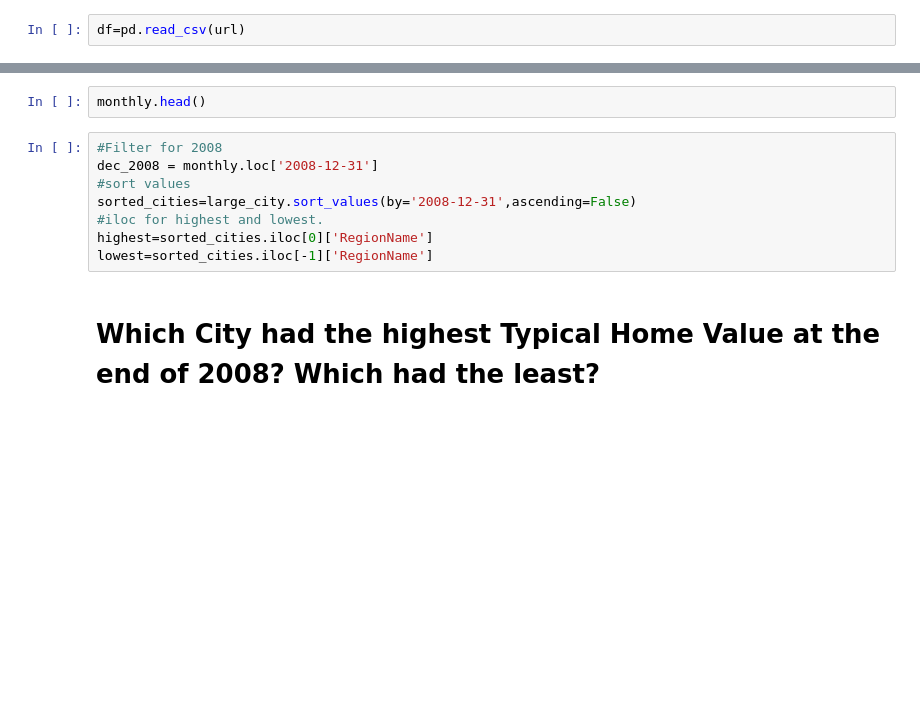
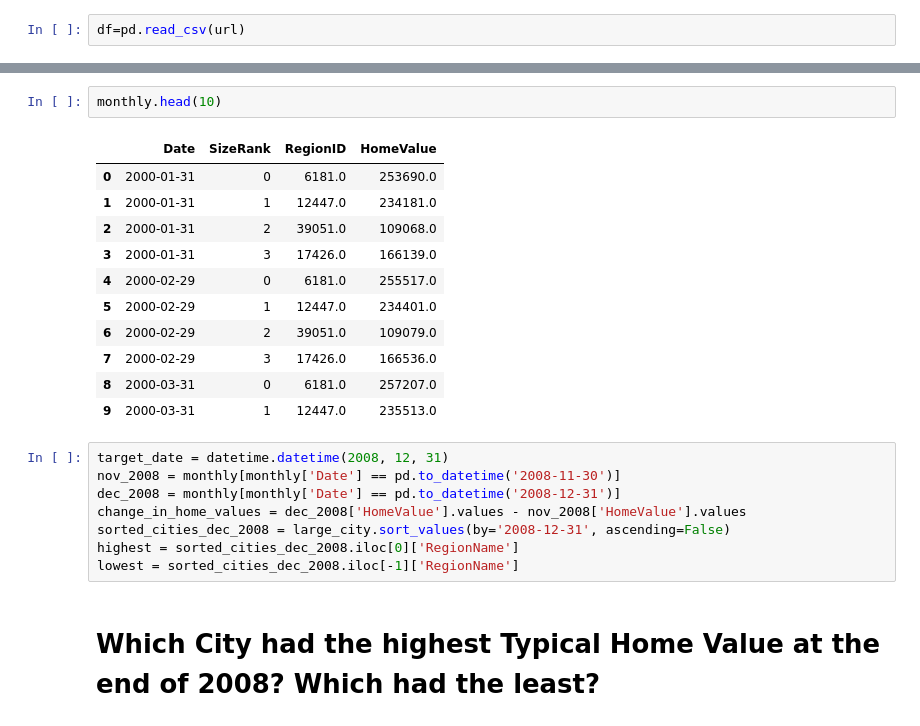
Before and after one commit to MikeyClausen/preparing-time-series, a Jupyter notebook: Preparing Time Series from Wide-Form Data.ipynb, the cells around one changed output, grey strips where cells are left out. Cells and saved outputs as stored; diff of their text form; blank space fills up the shorter version.

```diff
--- a/Preparing Time Series from Wide-Form Data.ipynb
+++ b/Preparing Time Series from Wide-Form Data.ipynb
@@ -69,13 +65,25 @@ plt.show()
 # %%
-monthly.head()
+monthly.head(10)
+# %% [output]
+|  | Date | SizeRank | RegionID | HomeValue |
+| 0 | 2000-01-31 | 0 | 6181.0 | 253690.0 |
+| 1 | 2000-01-31 | 1 | 12447.0 | 234181.0 |
+| 2 | 2000-01-31 | 2 | 39051.0 | 109068.0 |
+| 3 | 2000-01-31 | 3 | 17426.0 | 166139.0 |
+| 4 | 2000-02-29 | 0 | 6181.0 | 255517.0 |
+| 5 | 2000-02-29 | 1 | 12447.0 | 234401.0 |
+| 6 | 2000-02-29 | 2 | 39051.0 | 109079.0 |
+| 7 | 2000-02-29 | 3 | 17426.0 | 166536.0 |
+| 8 | 2000-03-31 | 0 | 6181.0 | 257207.0 |
+| 9 | 2000-03-31 | 1 | 12447.0 | 235513.0 |
 # %%
-#Filter for 2008
-dec_2008 = monthly.loc['2008-12-31']
-#sort values
-sorted_cities=large_city.sort_values(by='2008-12-31',ascending=False)
-#iloc for highest and lowest.
-highest=sorted_cities.iloc[0]['RegionName']
-lowest=sorted_cities.iloc[-1]['RegionName']
+target_date = datetime.datetime(2008, 12, 31)
+nov_2008 = monthly[monthly['Date'] == pd.to_datetime('2008-11-30')]
+dec_2008 = monthly[monthly['Date'] == pd.to_datetime('2008-12-31')]
+change_in_home_values = dec_2008['HomeValue'].values - nov_2008['HomeValue'].values
+sorted_cities_dec_2008 = large_city.sort_values(by='2008-12-31', ascending=False)
+highest = sorted_cities_dec_2008.iloc[0]['RegionName']
+lowest = sorted_cities_dec_2008.iloc[-1]['RegionName']
 # %% [markdown]
 # Which City had the highest Typical Home Value at the end of 2008? Which had the least?
 # %%
```
Also changed, not shown: parts of 12 cells of this notebook.
